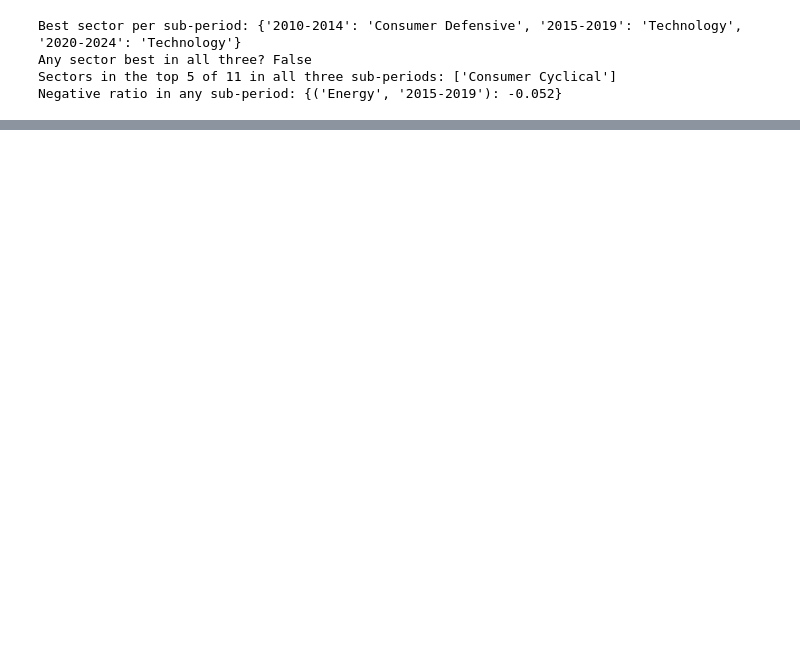
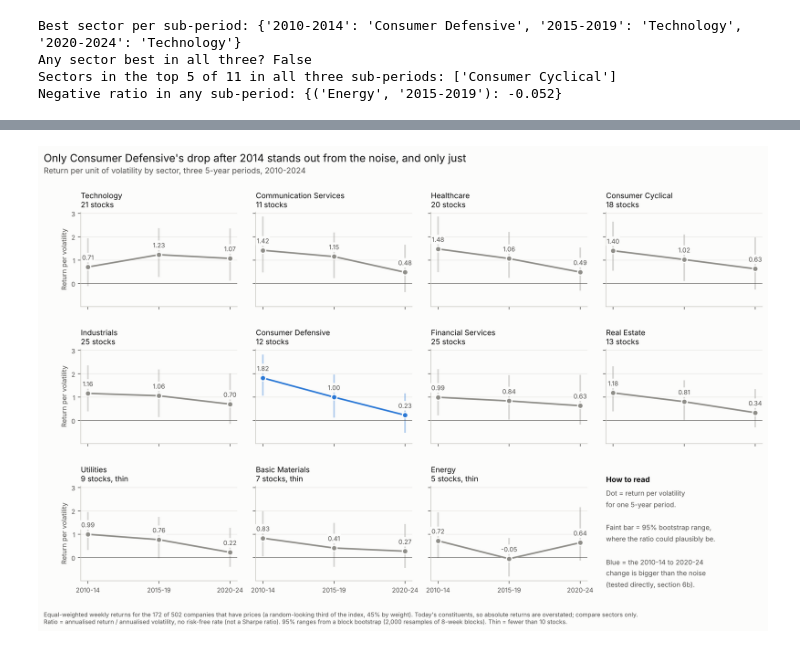
Before and after one commit to nmacharla889/dbt_sp500_stocks, a Jupyter notebook: notebooks/sector_risk_return.ipynb, the cells around one changed output, grey strips where cells are left out. Drawn from its saved outputs; the diff is of its cells as text; code cells hidden in the pictures; blank space fills up the shorter version.

Commit message:
Fix weekly return formula, keep 2010-2014 weeks, add coverage and reconciliation tests

```diff
--- a/notebooks/sector_risk_return.ipynb
+++ b/notebooks/sector_risk_return.ipynb
@@ -279,0 +376,18 @@ C:\Projects\dbt_sp500_stocks\data\mart_sector_risk_return.csv True
+# %%
+first, last = SUB_PERIODS[0], SUB_PERIODS[-1]
+chg_rows = []
+for sector in ratio.index:
+    d = boot[(sector, last)] - boot[(sector, first)]   # independent resamples of two separate periods
+    chg_rows.append({"business_sector": sector,
+                     first: ratio.loc[sector, first], last: ratio.loc[sector, last],
+                     "change": ratio.loc[sector, last] - ratio.loc[sector, first],
+                     "ci95_low": np.percentile(d, 2.5), "ci95_high": np.percentile(d, 97.5),
+                     "ci995_low": np.percentile(d, 0.25), "ci995_high": np.percentile(d, 99.75)})
+chg = pd.DataFrame(chg_rows).set_index("business_sector").sort_values("change")
+chg["real_at_95"] = (chg["ci95_low"] > 0) | (chg["ci95_high"] < 0)
+chg["real_at_99_5"] = (chg["ci995_low"] > 0) | (chg["ci995_high"] < 0)
+display(chg.round(2))
+
+real_changes = chg.index[chg["real_at_95"]].tolist()
+print("Changes bigger than the noise (95%):", real_changes)
+print("Still bigger than the noise after allowing for 11 tests (99.5%):", chg.index[chg["real_at_99_5"]].tolist())
@@ -279,0 +421,68 @@ C:\Projects\dbt_sp500_stocks\data\mart_sector_risk_return.csv True
+# %%
+BLUE, GREY, INK, MUTED, SURFACE = "#2a78d6", "#8f8e89", "#0b0b0b", "#52514e", "#fcfcfb"
+
+order = ratio["full"].sort_values(ascending=False).index.tolist()
+ci = unc.set_index(["business_sector", "sub_period"])
+x = np.arange(len(SUB_PERIODS))
+
+fig, axes = plt.subplots(3, 4, figsize=(13, 8.5), sharex=True, sharey=True, facecolor=SURFACE)
+for ax, sector in zip(axes.flat, order):
+    colour = BLUE if sector in real_changes else GREY
+    vals = ratio.loc[sector, SUB_PERIODS].to_numpy()
+    lo = np.array([ci.loc[(sector, sp), "ci_low"] for sp in SUB_PERIODS])
+    hi = np.array([ci.loc[(sector, sp), "ci_high"] for sp in SUB_PERIODS])
+    ax.vlines(x, lo, hi, color=colour, linewidth=2, alpha=0.35)
+    ax.plot(x, vals, color=colour, linewidth=2, marker="o", markersize=7,
+            markeredgecolor=SURFACE, markeredgewidth=1.5, zorder=3)
+    for xi, v in zip(x, vals):
+        ax.annotate(f"{v:.2f}", (xi, v), textcoords="offset points", xytext=(0, 9), ha="center", fontsize=8,
+                    color=MUTED, zorder=4, bbox=dict(boxstyle="round,pad=0.15", fc=SURFACE, ec="none"))
+    ax.axhline(0, color=MUTED, linewidth=0.6)
+    thin = ", thin" if stocks[sector] < THIN_BELOW else ""
+    ax.set_title(f"{sector}\n{stocks[sector]} stocks{thin}", fontsize=9.5, color=INK, loc="left")
+    ax.set_facecolor(SURFACE)
+    ax.grid(axis="y", color="#e6e5e1", linewidth=0.6)
+    ax.spines[["top", "right"]].set_visible(False)
+    ax.spines[["left", "bottom"]].set_color("#c9c8c3")
+    ax.tick_params(colors=MUTED, labelsize=8)
+
+# The 12th panel holds the key instead of a legend box over the data.
+key = axes.flat[-1]
+key.axis("off")
+key.text(0, 1.12, "How to read", fontsize=9.5, color=INK, weight="bold", va="top", transform=key.transAxes)
+key.text(0, 0.98,
+         "Dot = return per volatility\nfor one 5-year period.\n\n"
+         "Faint bar = 95% bootstrap range,\nwhere the ratio could plausibly be.\n\n"
+         "Blue = the 2010-14 to 2020-24\nchange is bigger than the noise\n(tested directly, section 6b).",
+         fontsize=8.5, color=MUTED, va="top", transform=key.transAxes, linespacing=1.4)
+
+for ax in axes[-1]:
+    ax.set_xticks(x)
+    ax.set_xticklabels(["2010-14", "2015-19", "2020-24"])
+for ax in axes[:, 0]:
+    ax.set_ylabel("Return per volatility", fontsize=8.5, color=MUTED)
+
+strict = chg.index[chg["real_at_99_5"]].tolist()
+if len(real_changes) == 1 and not strict:
+    headline = f"Only {real_changes[0]}'s drop after 2014 stands out from the noise, and only just"
+elif len(real_changes) == 1:
+    headline = f"{real_changes[0]} lost its edge after 2014; other sector changes are within noise"
+elif real_changes:
+    headline = f"{', '.join(real_changes)} changed after 2014; other sector changes are within noise"
+else:
+    headline = "No sector's change after 2014 is bigger than the noise"
+fig.suptitle(headline, x=0.01, y=0.985, ha="left", fontsize=13.5, color=INK)
+fig.text(0.01, 0.94, "Return per unit of volatility by sector, three 5-year periods, 2010-2024",
+         fontsize=10, color=MUTED)
+fig.text(0.01, 0.008,
+         f"Equal-weighted weekly returns for the {n_have} of 502 companies that have prices (a random-looking third of the index, "
+         f"{weight_have:.0%} by weight). Today's constituents, so absolute returns are overstated; compare sectors only.\n"
+         "Ratio = annualised return / annualised volatility, no risk-free rate (not a Sharpe ratio). "
+         f"95% ranges from a block bootstrap ({N_BOOT:,} resamples of {BLOCK_WEEKS}-week blocks). Thin = fewer than 10 stocks.",
+         fontsize=7.5, color=MUTED, va="bottom")
+fig.subplots_adjust(left=0.06, right=0.98, top=0.86, bottom=0.1, hspace=0.45, wspace=0.12)
+Path("output").mkdir(exist_ok=True)
+fig.savefig("output/return_per_volatility_by_sector.png", dpi=200, facecolor=SURFACE)
+plt.show()
+# %% [output]
+[figure, added]
```
Also changed, not shown: parts of 21 cells of this notebook, 19 other files.
